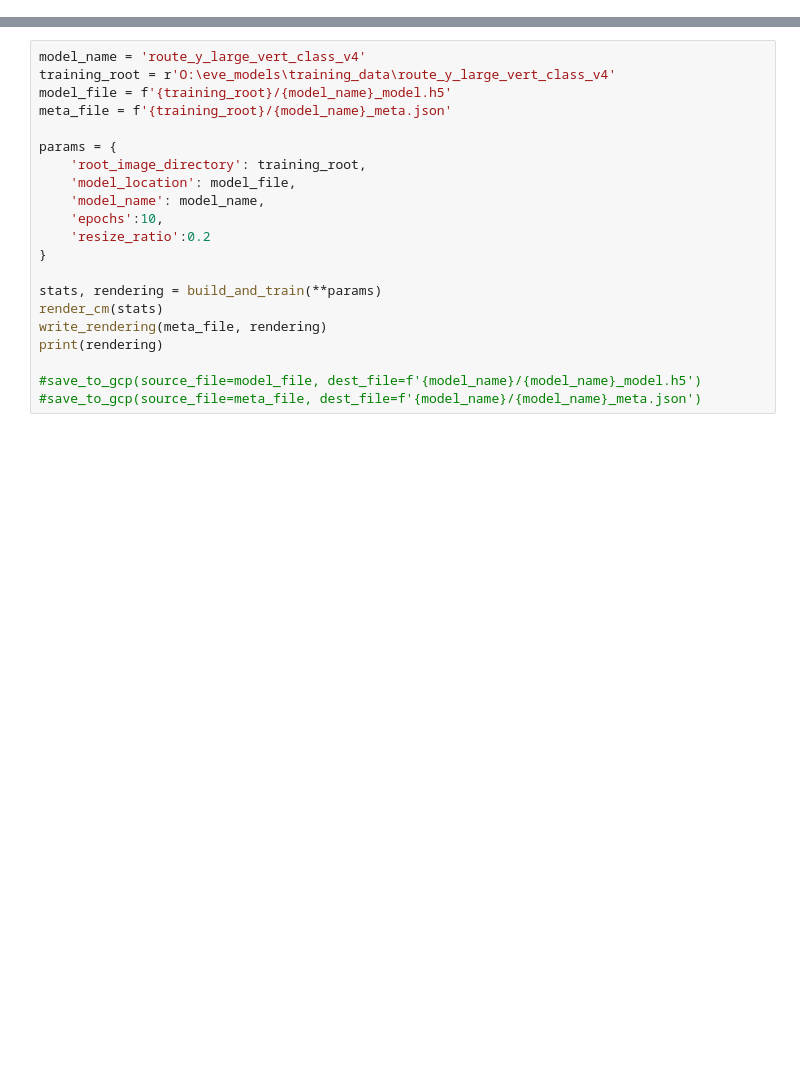
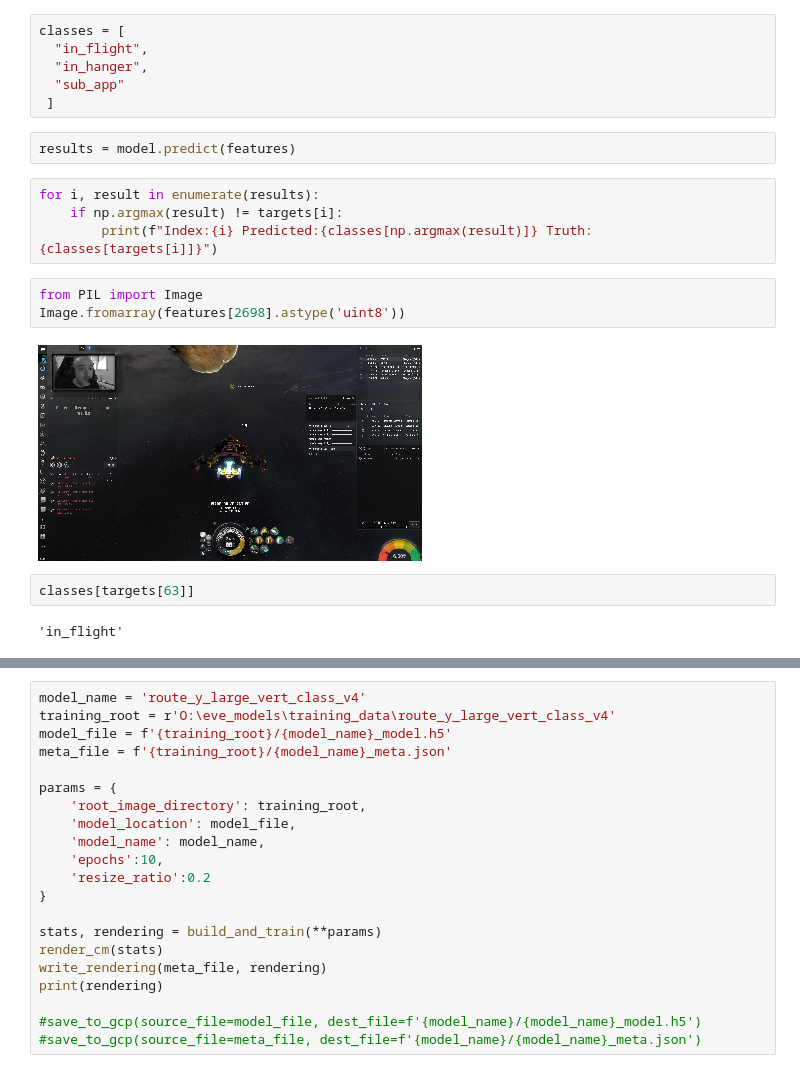
Before and after one commit to darkmatter2222/EVE-Online-Bot, a Jupyter notebook: TrainingPipelines/UniversalTrainer.ipynb, the cells around one changed output, grey strips where cells are left out. Drawn from its saved outputs; the diff is of its cells as text; blank space fills up the shorter version.

```diff
--- a/TrainingPipelines/UniversalTrainer.ipynb
+++ b/TrainingPipelines/UniversalTrainer.ipynb
@@ -45,0 +112,21 @@ def save_to_gcp(source_file, dest_file):
+# %%
+classes = [
+  "in_flight",
+  "in_hanger",
+  "sub_app"
+ ]
+# %%
+results = model.predict(features)
+# %%
+for i, result in enumerate(results):
+    if np.argmax(result) != targets[i]:
+        print(f"Index:{i} Predicted:{classes[np.argmax(result)]} Truth:{classes[targets[i]]}")
+# %%
+from PIL import Image
+Image.fromarray(features[2698].astype('uint8'))
+# %% [output]
+[figure, added]
+# %%
+classes[targets[63]]
+# %% [output]
+'in_flight'
```
Also changed, not shown: parts of 8 cells of this notebook, 10 other files.
